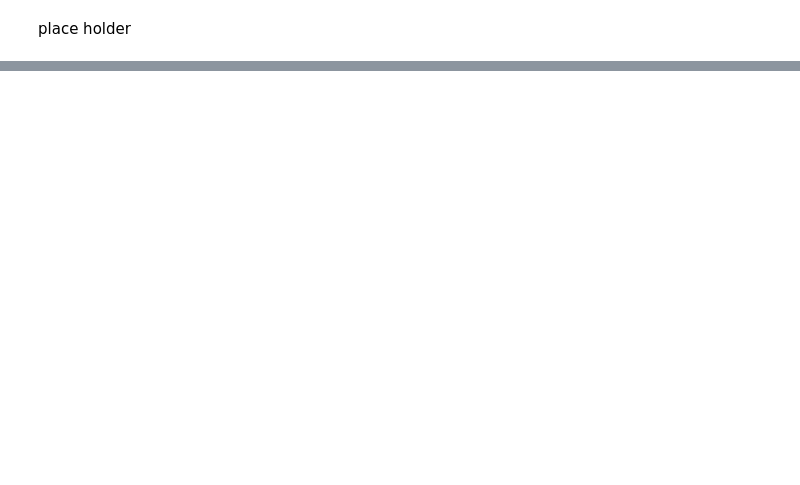
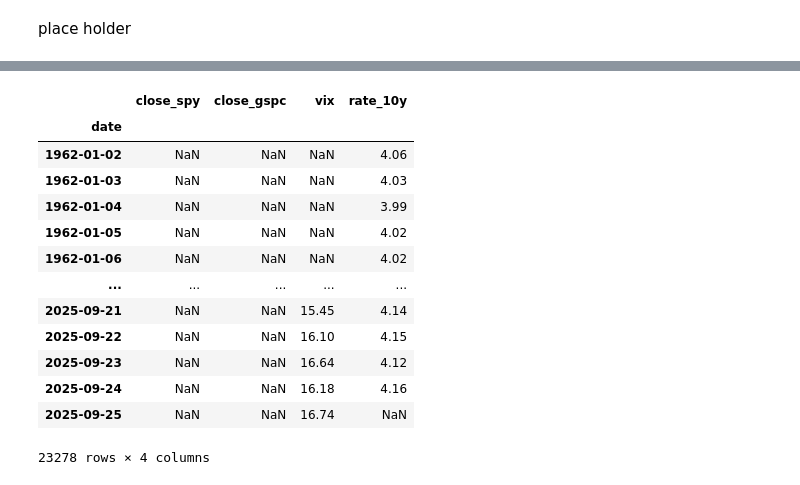
Before and after one commit to tlucius16/deep-hedging-rl, a Jupyter notebook: notebooks/01_data_exploration.ipynb, the cells around one changed output, grey strips where cells are left out. Drawn from its saved outputs; the diff is of its cells as text; code cells hidden in the pictures; blank space fills up the shorter version.

```diff
--- a/notebooks/01_data_exploration.ipynb
+++ b/notebooks/01_data_exploration.ipynb
@@ -24,0 +90,17 @@ ModuleNotFoundError: No module named 'data_pipeline'
+# %%
+mkt
+# %% [output]
+|  | close_spy | close_gspc | vix | rate_10y |
+| date |  |  |  |  |
+| 1962-01-02 | NaN | NaN | NaN | 4.06 |
+| 1962-01-03 | NaN | NaN | NaN | 4.03 |
+| 1962-01-04 | NaN | NaN | NaN | 3.99 |
+| 1962-01-05 | NaN | NaN | NaN | 4.02 |
+| 1962-01-06 | NaN | NaN | NaN | 4.02 |
+| ... | ... | ... | ... | ... |
+| 2025-09-21 | NaN | NaN | 15.45 | 4.14 |
+| 2025-09-22 | NaN | NaN | 16.10 | 4.15 |
+| 2025-09-23 | NaN | NaN | 16.64 | 4.12 |
+| 2025-09-24 | NaN | NaN | 16.18 | 4.16 |
+| 2025-09-25 | NaN | NaN | 16.74 | NaN |
+23278 rows × 4 columns
```
Also changed, not shown: parts of 8 cells of this notebook, 14 other files.
